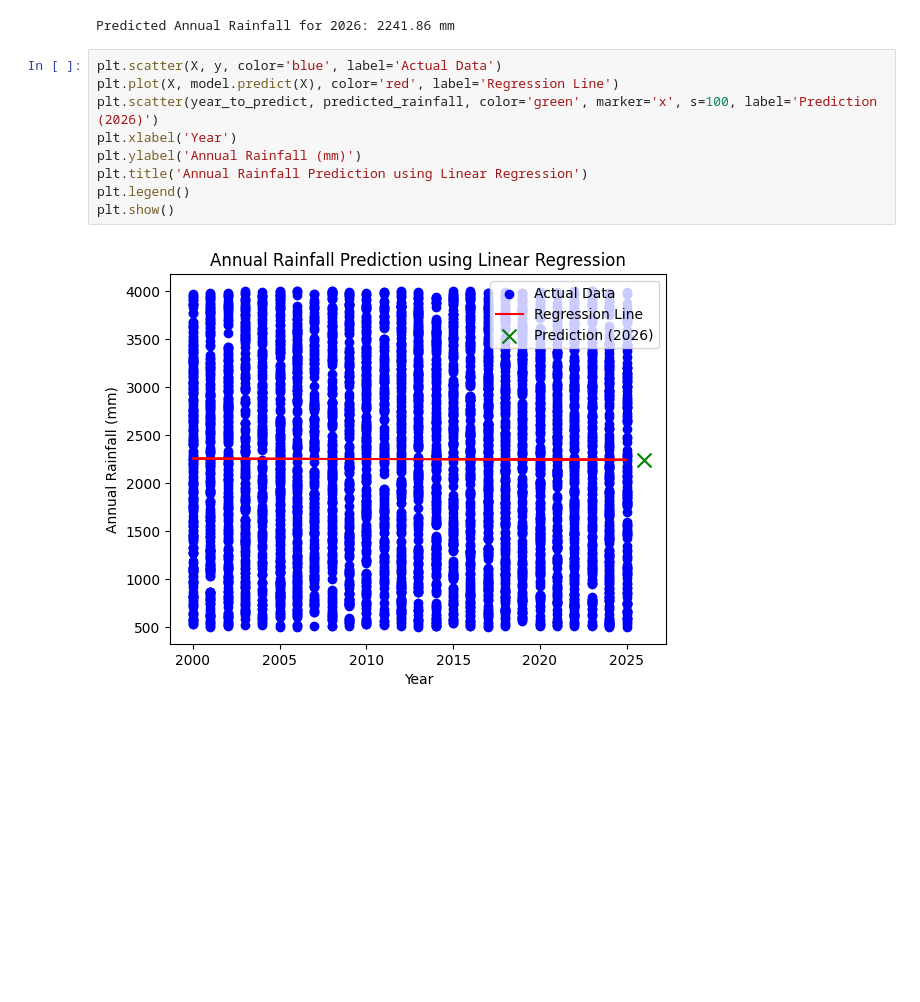
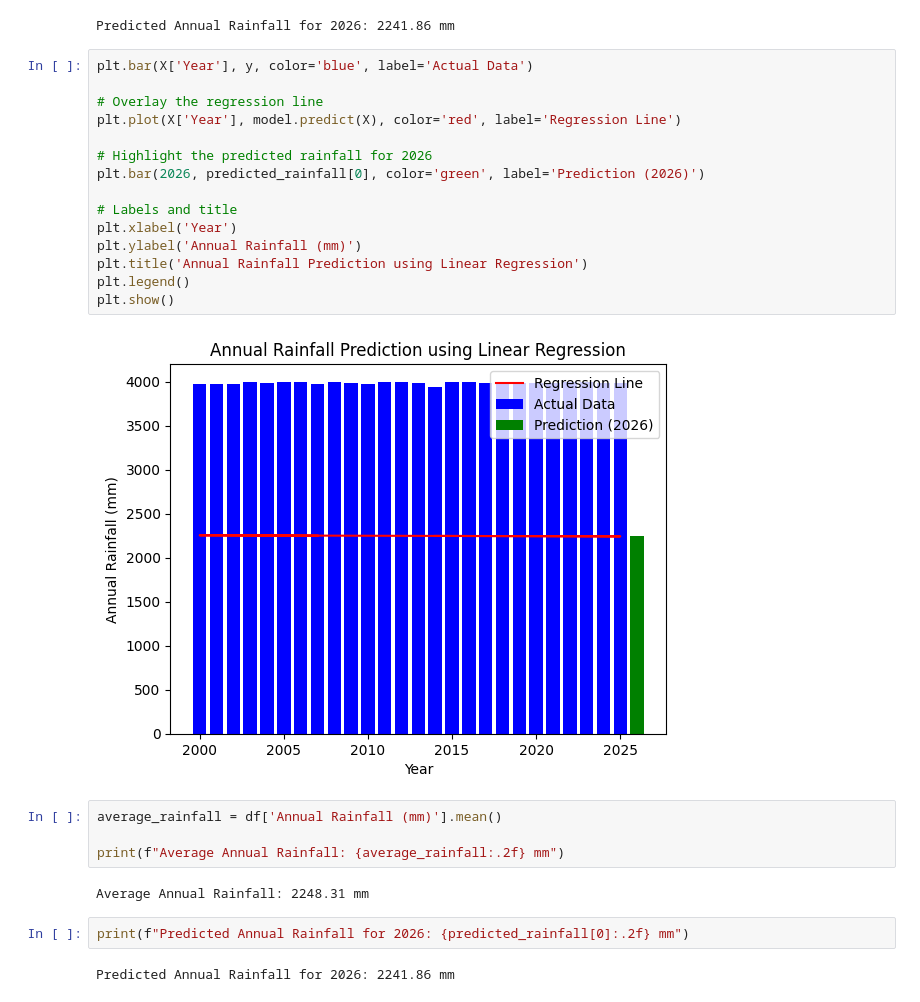
Before and after one commit to sahilpawar01/edunet, a Jupyter notebook: day3.ipynb, the cells around one changed output. Drawn from its saved outputs; the diff is of its cells as text; blank space fills up the shorter version.

```diff
--- a/day3.ipynb
+++ b/day3.ipynb
@@ -60,13 +60,29 @@ print(f"Predicted Annual Rainfall for 2026: {predicted_rainfall[0]:.2f} mm")
 # %% [output]
 Predicted Annual Rainfall for 2026: 2241.86 mm
 # %%
-plt.scatter(X, y, color='blue', label='Actual Data')
-plt.plot(X, model.predict(X), color='red', label='Regression Line')
-plt.scatter(year_to_predict, predicted_rainfall, color='green', marker='x', s=100, label='Prediction (2026)')
+plt.bar(X['Year'], y, color='blue', label='Actual Data')
+
+# Overlay the regression line
+plt.plot(X['Year'], model.predict(X), color='red', label='Regression Line')
+
+# Highlight the predicted rainfall for 2026
+plt.bar(2026, predicted_rainfall[0], color='green', label='Prediction (2026)')
+
+# Labels and title
 plt.xlabel('Year')
 plt.ylabel('Annual Rainfall (mm)')
 plt.title('Annual Rainfall Prediction using Linear Regression')
 plt.legend()
 plt.show()
 # %% [output]
-[figure, old version]
+[figure, new version]
+# %%
+average_rainfall = df['Annual Rainfall (mm)'].mean()
+
+print(f"Average Annual Rainfall: {average_rainfall:.2f} mm")
+# %% [output]
+Average Annual Rainfall: 2248.31 mm
+# %%
+print(f"Predicted Annual Rainfall for 2026: {predicted_rainfall[0]:.2f} mm")
+# %% [output]
+Predicted Annual Rainfall for 2026: 2241.86 mm
```
Also changed, not shown: parts of 2 cells of this notebook, 4 other files.
